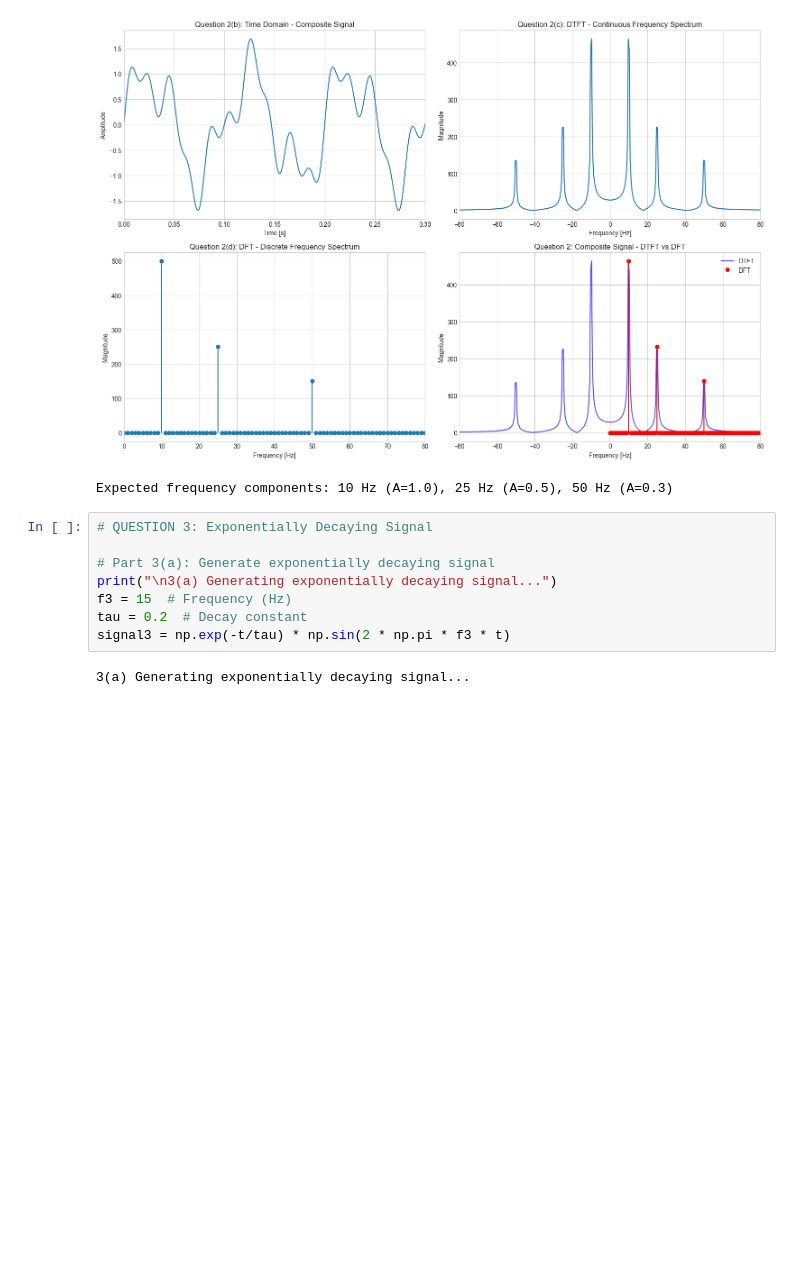
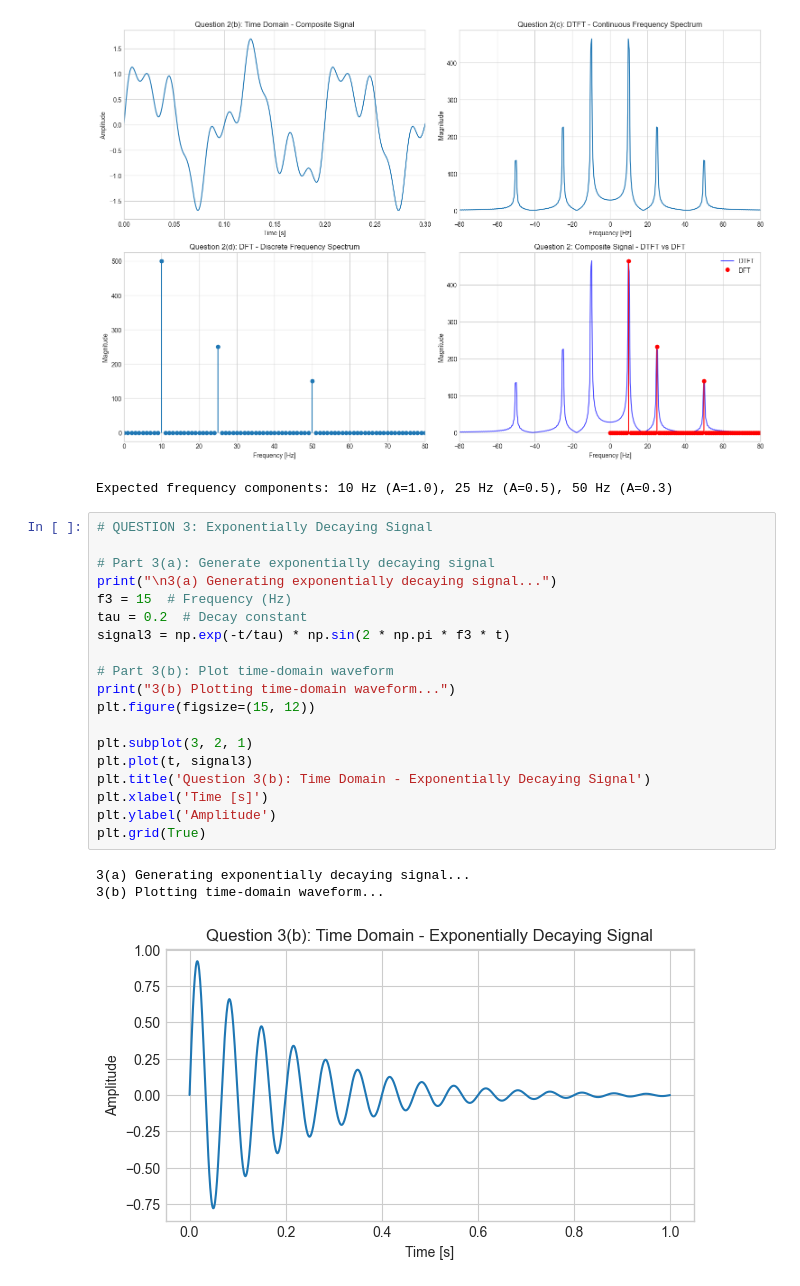
Before and after one commit to Abhijith-E/SPR-lab-2448503, a Jupyter notebook: Lab2.ipynb, the cells around one changed output. Saved outputs shown, nothing was run; the diff lists cells and outputs as text; blank space fills up the shorter version.

Commit message:
plotted the exponentially decaying sinusoidal signal in the time domain with labels and grid

```diff
--- a/Lab2.ipynb
+++ b/Lab2.ipynb
@@ -159,10 +159,23 @@ Expected frequency components: 10 Hz (A=1.0), 25 Hz (A=0.5), 50 Hz (A=0.3)
 # %%
 # QUESTION 3: Exponentially Decaying Signal
 
 # Part 3(a): Generate exponentially decaying signal
 print("\n3(a) Generating exponentially decaying signal...")
 f3 = 15  # Frequency (Hz)
 tau = 0.2  # Decay constant
 signal3 = np.exp(-t/tau) * np.sin(2 * np.pi * f3 * t)
+
+# Part 3(b): Plot time-domain waveform
+print("3(b) Plotting time-domain waveform...")
+plt.figure(figsize=(15, 12))
+
+plt.subplot(3, 2, 1)
+plt.plot(t, signal3)
+plt.title('Question 3(b): Time Domain - Exponentially Decaying Signal')
+plt.xlabel('Time [s]')
+plt.ylabel('Amplitude')
+plt.grid(True)
 # %% [output]
 3(a) Generating exponentially decaying signal...
+3(b) Plotting time-domain waveform...
+[figure, added]
```
